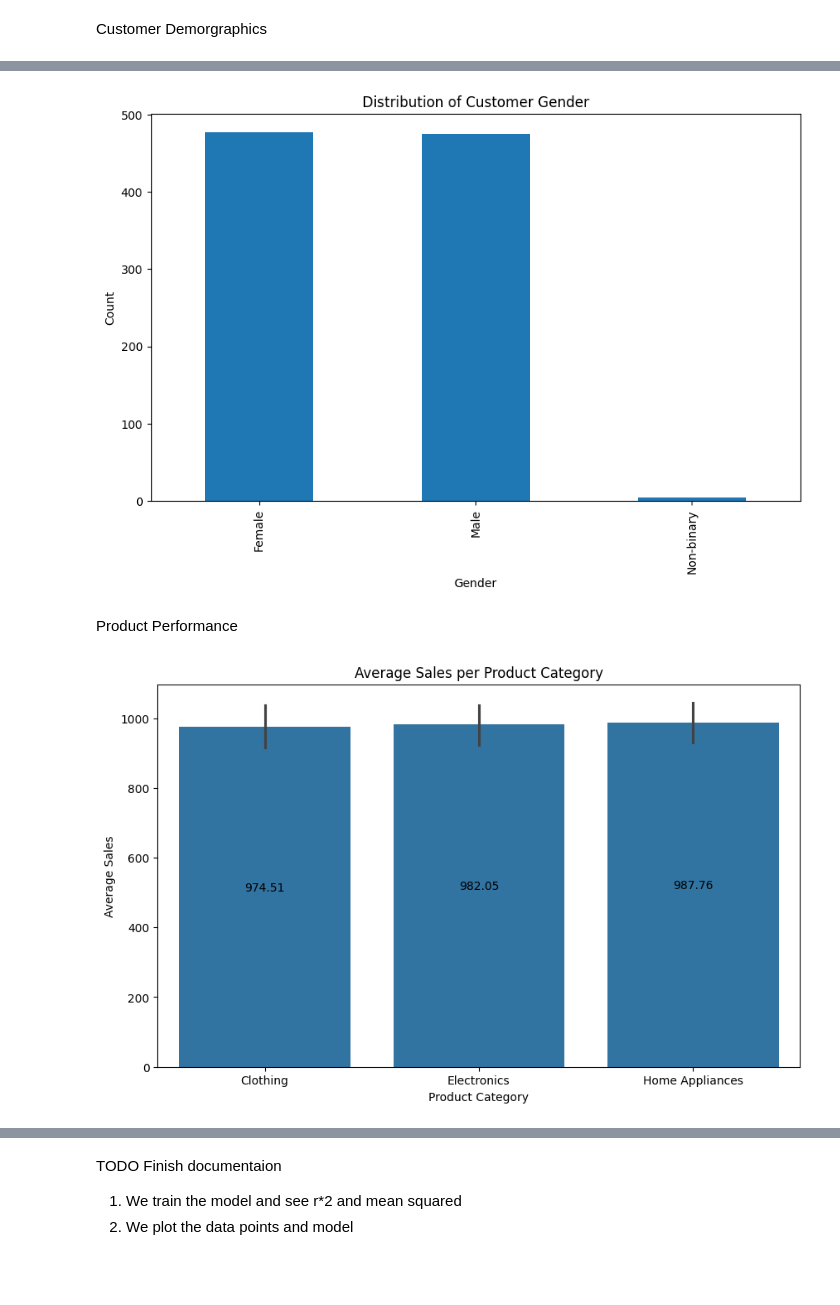
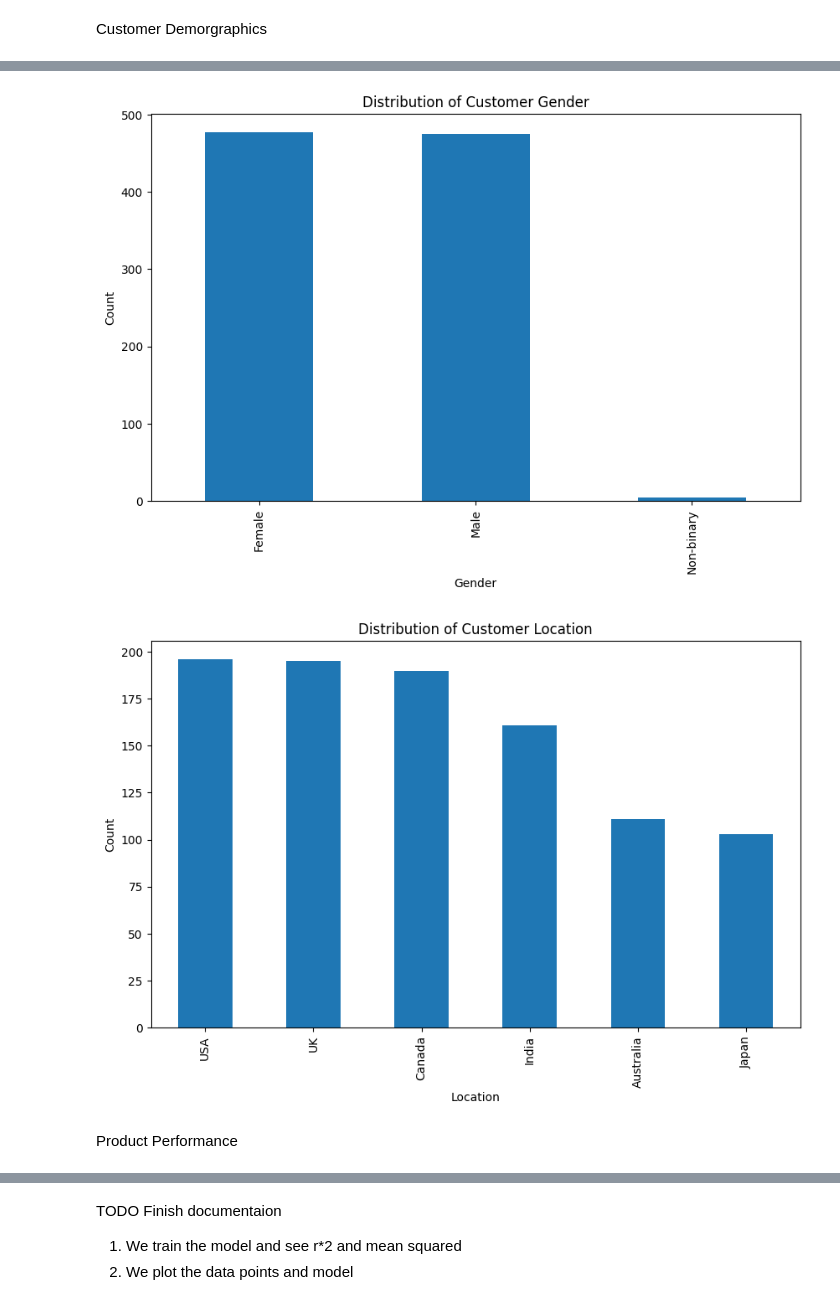
Before and after one commit to thekonang/Final-Project, a Jupyter notebook: DataAnalysis.ipynb, the cells around one changed output, grey strips where cells are left out. Drawn from its saved outputs; the diff is of its cells as text; code cells hidden in the pictures; blank space fills up the shorter version.

```diff
--- a/DataAnalysis.ipynb
+++ b/DataAnalysis.ipynb
@@ -25,17 +25,14 @@ if sales_data is not None:
 <br>Before making any transformations or filtering the dataset.
 <br>This approach allows you to understand the dataset in its raw form and make informed decisions about how to clean and process it.</p>
 # %%
-sales_data = utils.convert_data_types(sales_data,
-                                 date_cols=['SalesDate'],
-                                 numeric_cols=['SalesAmount','CustomerAge' , 'ProductRatings'] ,
-                                 categorical_cols=['ProductCategory' , 'CustomerGender','CustomerLocation'])
-
+date_columns = ['SalesDate']
+numeric_columns=['SalesAmount','CustomerAge' , 'ProductRatings']
+categorical_columns=['ProductCategory' , 'CustomerGender','CustomerLocation']
+sales_data = utils.convert_data_types(sales_data,date_columns ,numeric_columns,categorical_columns)
 
 if sales_data is not None:
     utils.describe_statistics(sales_data) # Perform initial descriptive statistics analysis
 
-    # Additional Categorical Analysis
-    print("\nCategorical Columns Analysis:")
 
     utils.analyze_categorical_columns(sales_data,
         ['ProductCategory', 'CustomerGender', 'CustomerLocation'])  # Analyze categorical columns
@@ -43,9 +40,6 @@ if sales_data is not None:
     # Check and print missing values
     display(utils.find_rows_with_missing_values(sales_data))
 
-    # Conclusions from initial exploration
-    print("\n--- Initial Exploration Conclusions ---\n")
-
     # Analyze potential outliers in numeric columns
     utils.analyze_outliers(sales_data, ['SalesAmount', 'CustomerAge', 'ProductRatings'])
 # %% [output]
@@ -252,42 +243,30 @@ Customer Demorgraphics
 # %%
 # Distribution of customers by age
 plt.figure(figsize=(10, 6))
 sns.histplot(sales_data['CustomerAge'], kde=True)
 plt.title('Distribution of Customer Ages')
 plt.xlabel('Age')
 plt.ylabel('Frequency')
 plt.show()
 
 # Distribution of customers by gender
 plt.figure(figsize=(10, 6))
 sales_data['CustomerGender'].value_counts().plot(kind='bar')
 plt.title('Distribution of Customer Gender')
 plt.xlabel('Gender')
 plt.ylabel('Count')
 plt.show()
+
+# Distribution of customers by region
+plt.figure(figsize=(10, 6))
+sales_data['CustomerLocation'].value_counts().plot(kind='bar')
+plt.title('Distribution of Customer Location')
+plt.xlabel('Location')
+plt.ylabel('Count')
+plt.show()
 # %% [output]
 [figure]
 [figure]
+[figure, added]
 # %% [markdown]
 Product Performance
-# %%
-import numpy as np
-# Average sales per product category
-plt.figure(figsize=(10, 6))
-barplot= sns.barplot(x='ProductCategory', y='SalesAmount', data=sales_data, estimator=np.mean)
-plt.title('Average Sales per Product Category')
-plt.xlabel('Product Category')
-plt.ylabel('Average Sales')
-
-# Annotate each bar with the average sales value
-for bar in barplot.patches:
-    # The text annotation for each bar should be its height (which represents the average sales).
-    barplot.annotate(format(bar.get_height(), '.2f'),
-                     (bar.get_x() + bar.get_width() / 2, bar.get_height() /2),
-                     ha='center', va='center',
-                     size=10, xytext=(0, 8),
-                     textcoords='offset points')
-
-plt.show()
-# %% [output]
-[figure, removed]
```
Also changed, not shown: parts of 9 cells of this notebook, 2 other files.
